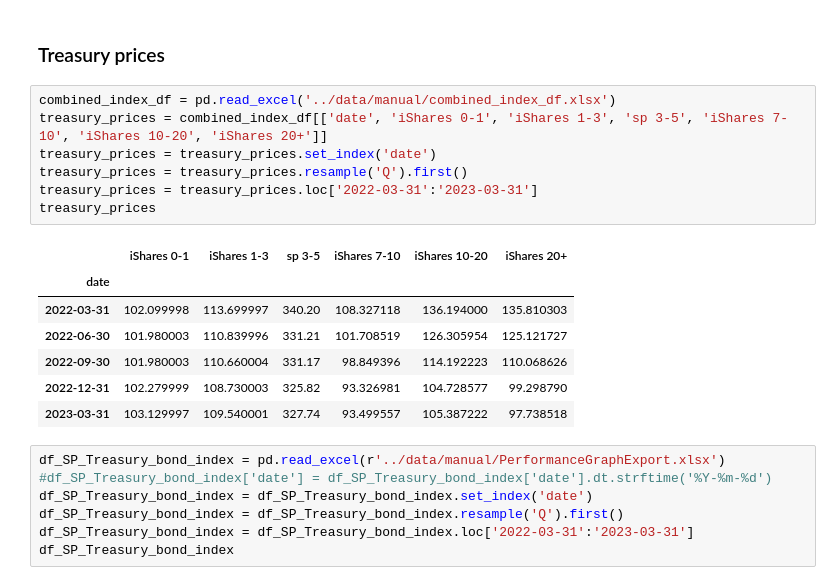
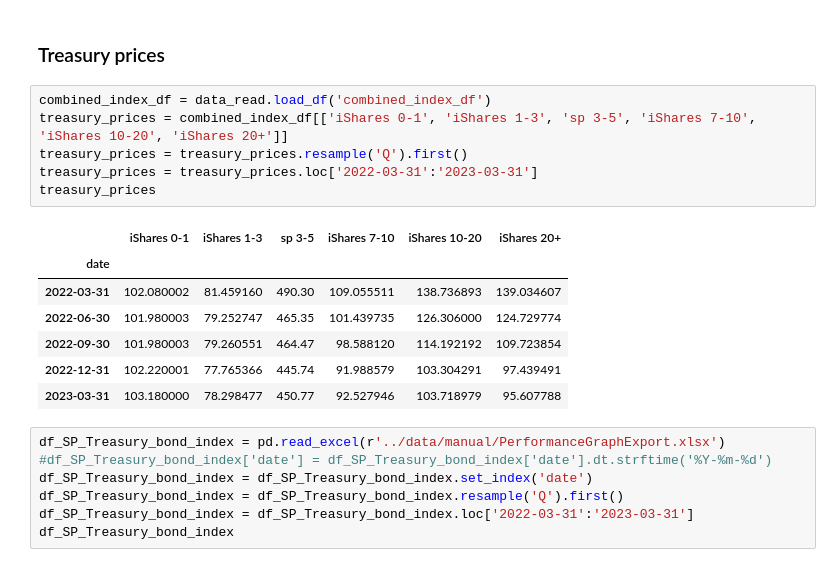
Before and after one commit to huangpz-a11y/P2_Monetary_Tightening, a Jupyter notebook: src/01_Final Project Exploration.ipynb, the cells around one changed output. Cells and saved outputs as stored; diff of their text form.

Commit message:
More data cleaning and tests

```diff
--- a/src/01_Final Project Exploration.ipynb
+++ b/src/01_Final Project Exploration.ipynb
@@ -475,20 +253,19 @@ d+b
 # %% [markdown]
 ###  Treasury prices
 # %%
-combined_index_df = pd.read_excel('../data/manual/combined_index_df.xlsx')
-treasury_prices = combined_index_df[['date', 'iShares 0-1', 'iShares 1-3', 'sp 3-5', 'iShares 7-10', 'iShares 10-20', 'iShares 20+']]
-treasury_prices = treasury_prices.set_index('date')
+combined_index_df = data_read.load_df('combined_index_df')
+treasury_prices = combined_index_df[['iShares 0-1', 'iShares 1-3', 'sp 3-5', 'iShares 7-10', 'iShares 10-20', 'iShares 20+']]
 treasury_prices = treasury_prices.resample('Q').first()
 treasury_prices = treasury_prices.loc['2022-03-31':'2023-03-31']
 treasury_prices
 # %% [output]
 |  | iShares 0-1 | iShares 1-3 | sp 3-5 | iShares 7-10 | iShares 10-20 | iShares 20+ |
 | date |  |  |  |  |  |  |
-| 2022-03-31 | 102.099998 | 113.699997 | 340.20 | 108.327118 | 136.194000 | 135.810303 |
-| 2022-06-30 | 101.980003 | 110.839996 | 331.21 | 101.708519 | 126.305954 | 125.121727 |
-| 2022-09-30 | 101.980003 | 110.660004 | 331.17 | 98.849396 | 114.192223 | 110.068626 |
-| 2022-12-31 | 102.279999 | 108.730003 | 325.82 | 93.326981 | 104.728577 | 99.298790 |
-| 2023-03-31 | 103.129997 | 109.540001 | 327.74 | 93.499557 | 105.387222 | 97.738518 |
+| 2022-03-31 | 102.080002 | 81.459160 | 490.30 | 109.055511 | 138.736893 | 139.034607 |
+| 2022-06-30 | 101.980003 | 79.252747 | 465.35 | 101.439735 | 126.306000 | 124.729774 |
+| 2022-09-30 | 101.980003 | 79.260551 | 464.47 | 98.588120 | 114.192192 | 109.723854 |
+| 2022-12-31 | 102.220001 | 77.765366 | 445.74 | 91.988579 | 103.304291 | 97.439491 |
+| 2023-03-31 | 103.180000 | 78.298477 | 450.77 | 92.527946 | 103.718979 | 95.607788 |
 # %%
 df_SP_Treasury_bond_index = pd.read_excel(r'../data/manual/PerformanceGraphExport.xlsx')
 #df_SP_Treasury_bond_index['date'] = df_SP_Treasury_bond_index['date'].dt.strftime('%Y-%m-%d')
```
Also changed, not shown: parts of 24 cells of this notebook, 1 other file.
